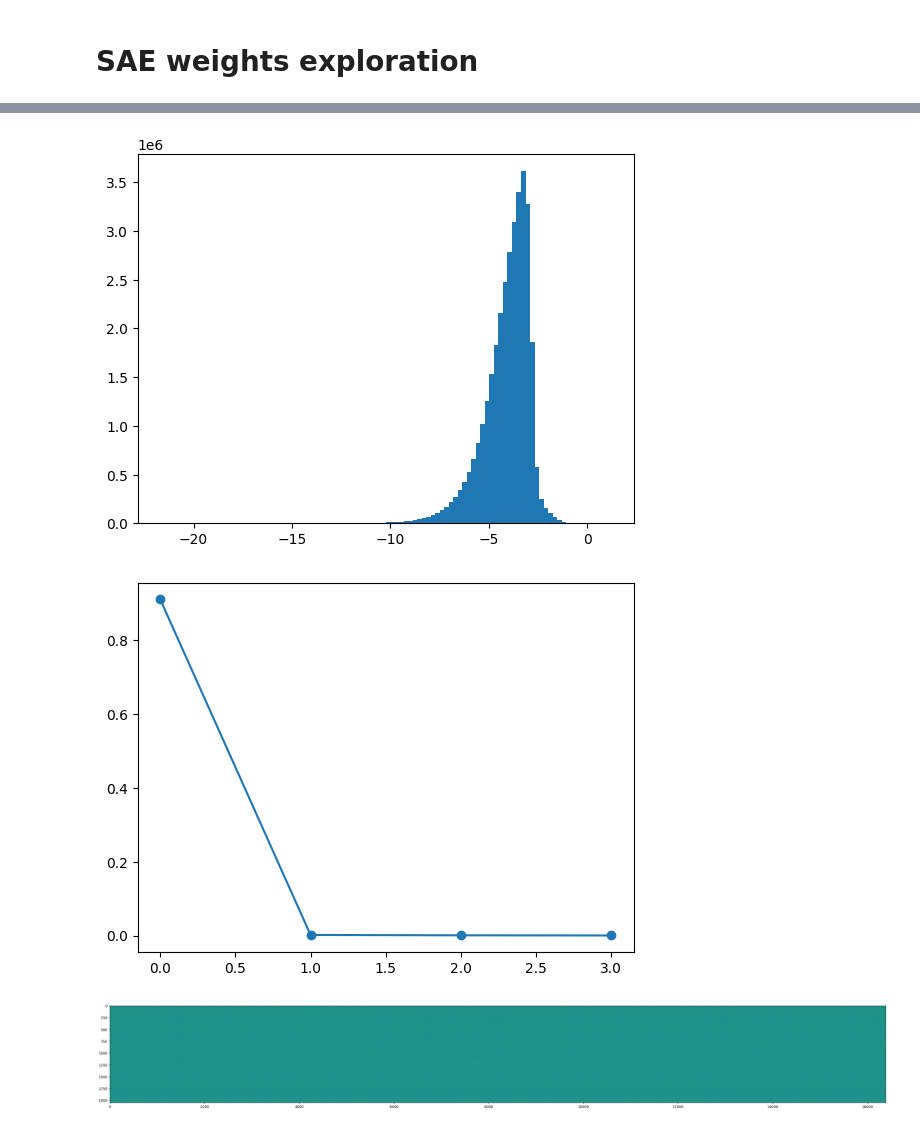
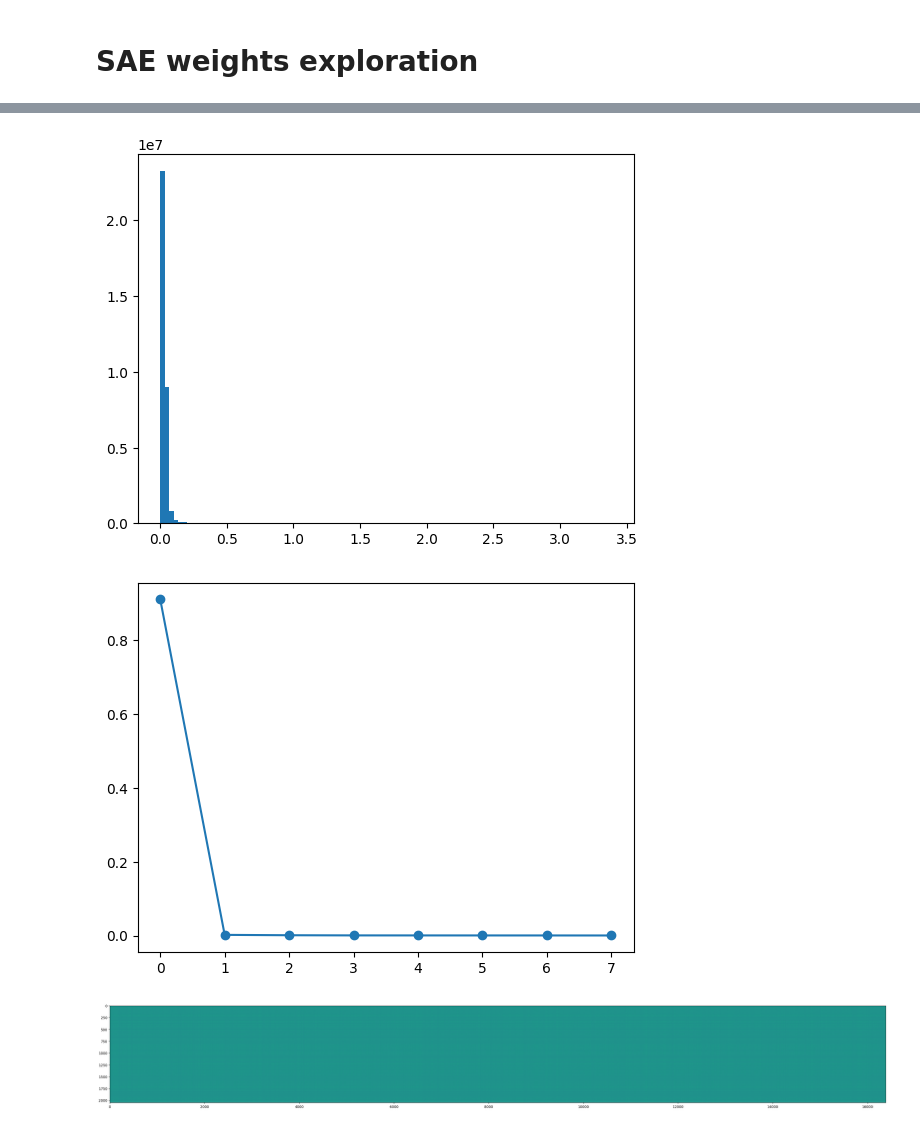
Before and after one commit to pchlenski/mats, a Jupyter notebook: notebooks/5_pc_weights_exploration.ipynb, the cells around one changed output, grey strips where cells are left out. Drawn from its saved outputs; the diff is of its cells as text; code cells hidden in the pictures.

```diff
--- a/notebooks/5_pc_weights_exploration.ipynb
+++ b/notebooks/5_pc_weights_exploration.ipynb
@@ -56,23 +59,27 @@ for i in range(5):
 # %%
 # Let's histogram the decoder weights too
 
-plt.hist(sae.W_dec.flatten().detach().cpu().abs().log(), bins=100)
+plt.hist(sae.W_dec.flatten().detach().cpu().abs(), bins=100)
 plt.show()
 # %% [output]
-[figure, old version]
+[figure, new version]
 # %%
 # Does PCA on the weights give us anything interesting?
 
-from re import M
 from sklearn.decomposition import PCA
 
-pca = PCA(n_components=sae.W_enc.shape[0])
-pca.fit(sae.W_enc.detach().cpu().numpy())
 
-plt.plot(pca.explained_variance_ratio_[:4], marker="o")
-plt.show()
+def plot_pca(matrix, max_components=8):
+    pca = PCA(n_components=min(matrix.shape))
+    pca.fit(matrix.detach().cpu().numpy())
+
+    plt.plot(pca.explained_variance_ratio_[:max_components], marker="o")
+    # plt.show()
+
+
+plot_pca(sae.W_enc)
 # %% [output]
-[figure, old version]
+[figure, new version]
 # %%
 fig = plt.figure(figsize=(40, 10))
 plt.imshow(sae.W_enc.detach().cpu().numpy())
```
Also changed, not shown: parts of 10 cells of this notebook, 4 other files.
